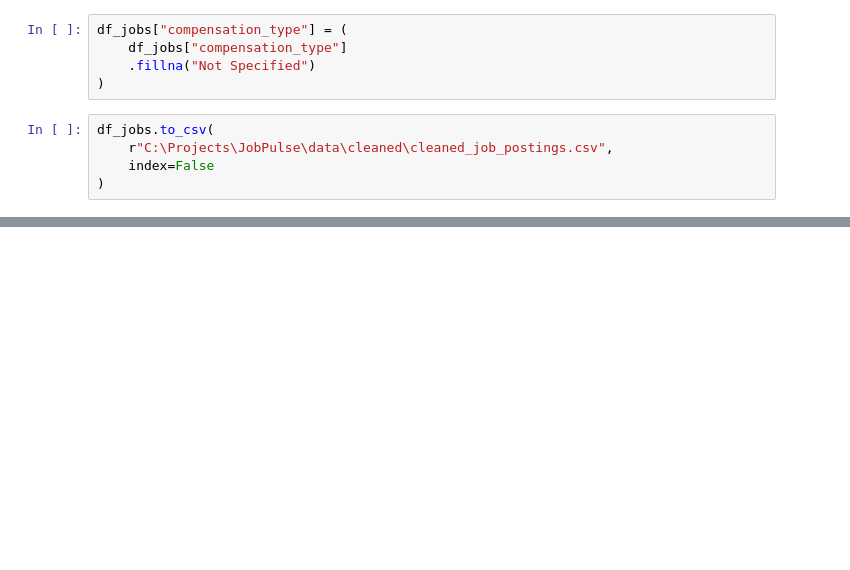
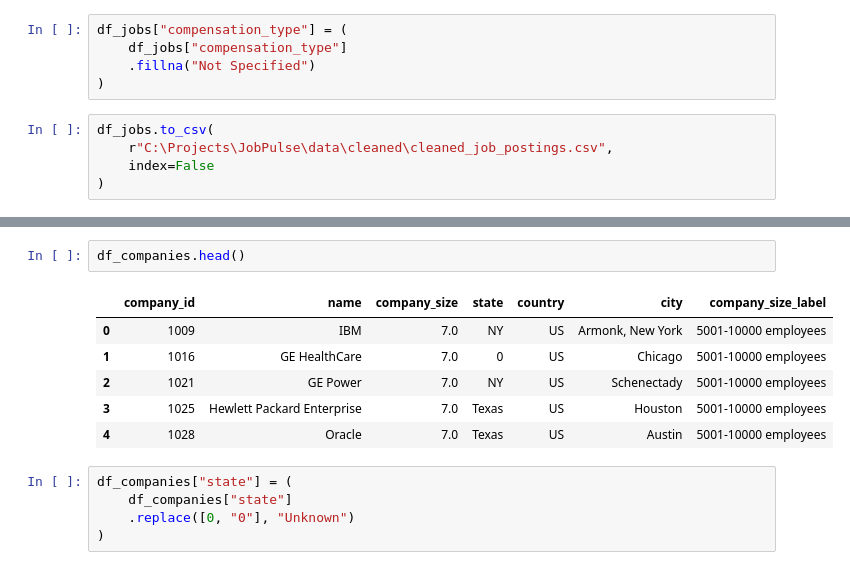
Before and after one commit to Komal1704/JobPulse-Analytics-Platform, a Jupyter notebook: notebooks/linkedin_cleaning.ipynb, the cells around one changed output, grey strips where cells are left out. Cells and saved outputs as stored; diff of their text form; blank space fills up the shorter version.

```diff
--- a/notebooks/linkedin_cleaning.ipynb
+++ b/notebooks/linkedin_cleaning.ipynb
@@ -275,0 +429,14 @@ df_jobs.to_csv(
+# %%
+df_companies.head()
+# %% [output]
+|  | company_id | name | company_size | state | country | city | company_size_label |
+| 0 | 1009 | IBM | 7.0 | NY | US | Armonk, New York | 5001-10000 employees |
+| 1 | 1016 | GE HealthCare | 7.0 | 0 | US | Chicago | 5001-10000 employees |
+| 2 | 1021 | GE Power | 7.0 | NY | US | Schenectady | 5001-10000 employees |
+| 3 | 1025 | Hewlett Packard Enterprise | 7.0 | Texas | US | Houston | 5001-10000 employees |
+| 4 | 1028 | Oracle | 7.0 | Texas | US | Austin | 5001-10000 employees |
+# %%
+df_companies["state"] = (
+    df_companies["state"]
+    .replace([0, "0"], "Unknown")
+)
```
Also changed, not shown: parts of 42 cells of this notebook, 17 other files.
